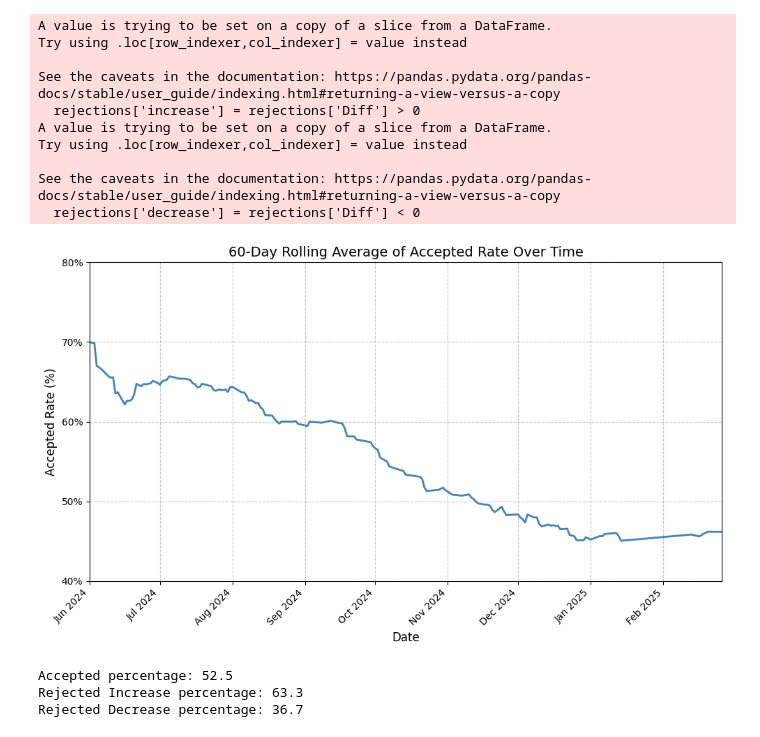
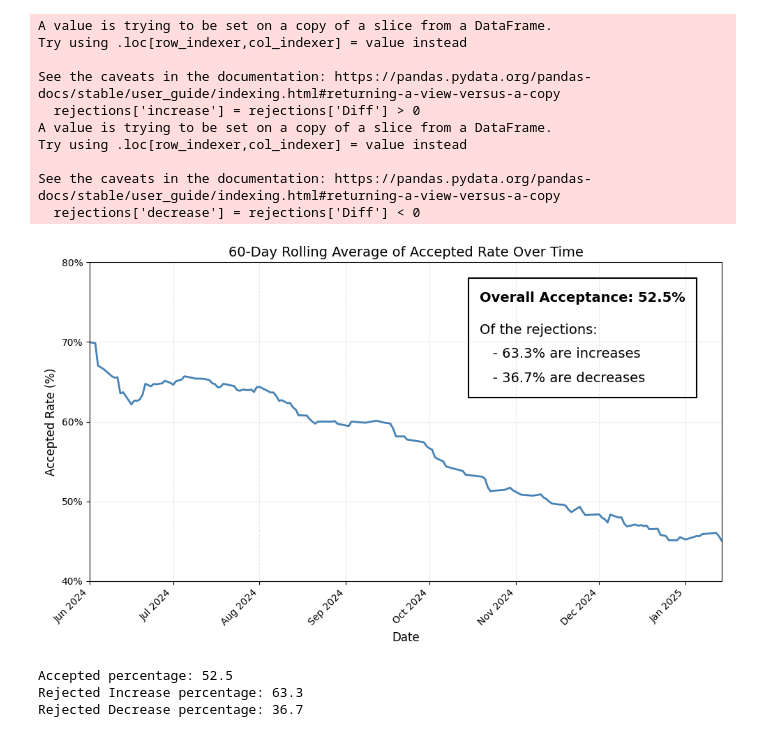
Before and after one commit to tysonking02/rm_edits, a Jupyter notebook: rm_edits_exploratory.ipynb, the cells around one changed output. Drawn from its saved outputs; the diff is of its cells as text; code cells hidden in the pictures.

```diff
--- a/rm_edits_exploratory.ipynb
+++ b/rm_edits_exploratory.ipynb
@@ -43,29 +44,39 @@ See the caveats in the documentation: https://pandas.pydata.org/pandas-docs/stab
   rejections['decrease'] = rejections['Diff'] < 0
 # %%
 # Calculate daily average of accepted rate
-daily_avg = baseline_merged.groupby('RecommendationDate')['accepted_range'].mean()
-
-daily_avg.to_csv('test.csv')
+daily_avg = baseline_merged[baseline_merged['RecommendationDate'] <= pd.to_datetime('2025-02-01')].groupby('RecommendationDate')['accepted_range'].mean()
 
 # Calculate rolling average of accepted rate over time
 rolling_avg = daily_avg.rolling(window=60, min_periods=1).mean()
 
 plt.figure(figsize=(10, 6))
 plt.plot(rolling_avg, color='steelblue', linewidth=2)
 plt.xlabel('Date', fontsize=12)
 plt.ylabel('Accepted Rate (%)', fontsize=12)
 plt.title('60-Day Rolling Average of Accepted Rate Over Time', fontsize=14)
+
+# Add text with rectangle around it
+text1 = plt.text(x=pd.to_datetime('2024-11-25'), y=0.75, s="Overall Acceptance: 52.5%", size=14, weight="bold", horizontalalignment="center")
+text2 = plt.text(x=pd.to_datetime('2024-10-19'), y=0.71, s="Of the rejections:", size=14, horizontalalignment="left")
+text3 = plt.text(x=pd.to_datetime('2024-10-19'), y=0.68, s="   - 63.3% are increases", size=14, horizontalalignment="left")
+text4 = plt.text(x=pd.to_datetime('2024-10-19'), y=0.65, s="   - 36.7% are decreases", size=14, horizontalalignment="left")
+
+
+# Add a big rectangle around all the text
+plt.gca().add_patch(plt.Rectangle((pd.to_datetime('2024-10-15'), 0.63), pd.to_datetime('2025-01-05') - pd.to_datetime('2024-10-15'), 0.15,
+                                  fill=False, edgecolor='black', linewidth=1.5))
+
 plt.xlim(pd.to_datetime('2024-06-01'), max(daily_avg.index))
 plt.ylim(0.4, 0.8)
 plt.yticks([0.4, 0.5, 0.6, 0.7, 0.8], ['40%', '50%', '60%', '70%', '80%'])
 plt.gca().xaxis.set_major_formatter(mdates.DateFormatter('%b %Y'))
 plt.xticks(rotation=45, ha='right')
-plt.grid(True, linestyle='--', alpha=0.7)
+plt.grid(True, linestyle='--', alpha=0.3)
 plt.style.use('seaborn-v0_8-muted')
 plt.tight_layout()
 plt.show()
 # %% [output]
-[figure, old version]
+[figure, new version]
 # %%
 accepted_pct = (baseline_merged['accepted_range']).mean()
 accepted_pct = round(accepted_pct * 100, 1)
```
Also changed, not shown: parts of 7 cells of this notebook, 20 other files.
